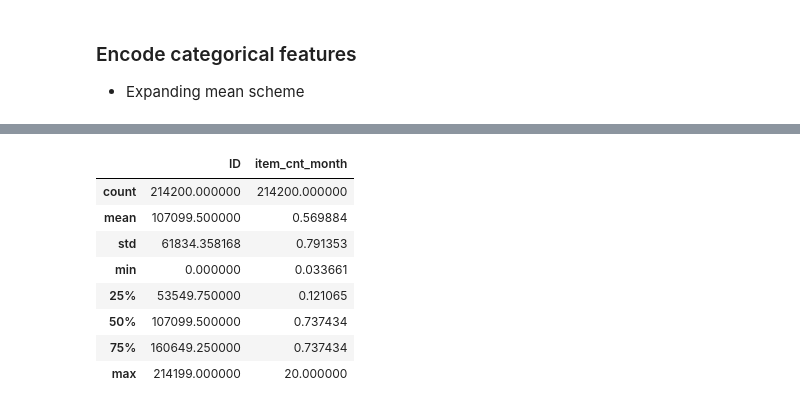
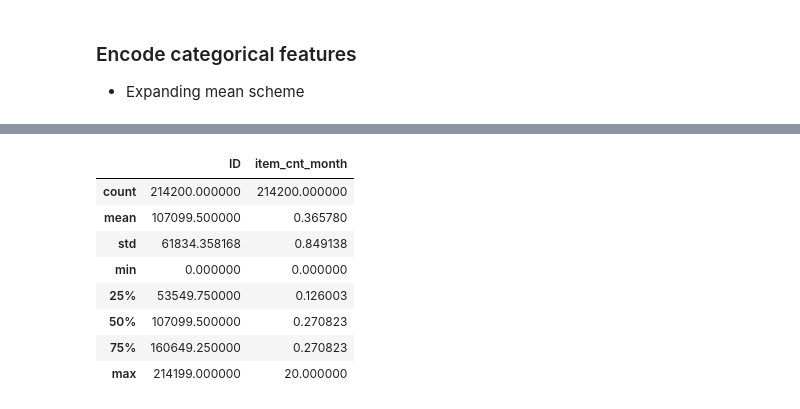
Before and after one commit to badbul/Coursera_competitive-data-science, a Jupyter notebook: Contest_1C/contest_1c.ipynb, the cells around one changed output, grey strips where cells are left out. Drawn from its saved outputs; the diff is of its cells as text; code cells hidden in the pictures.

```diff
--- a/Contest_1C/contest_1c.ipynb
+++ b/Contest_1C/contest_1c.ipynb
@@ -476,0 +580,18 @@ rmse:1.4558
+# %%
+alphas_to_try = np.linspace(0, 1, 1001)
+
+# YOUR CODE GOES HERE
+score = 1000.
+best_alpha = 0
+for a in tqdm.tqdm_notebook(alphas_to_try):
+    avg_pred = np.add(a*lgb_pred, (1-a)*sgd_pred)
+    score_temp = np.sqrt(mean_squared_error(y_valid,avg_pred))
+    if  score_temp < score:
+        best_alpha = a
+        score = score_temp
+
+#best_alpha = # YOUR CODE GOES HERE
+avg_pred = best_alpha*lgb_pred + (1-best_alpha)*sgd_pred
+avg_score = np.sqrt(mean_squared_error(y_valid,avg_pred))
+
+print('Best alpha: %f; Corresponding rmse score on train: %f' % (best_alpha, avg_score))
@@ -516,6 +639,9 @@ X_test.shape
+# %%
+sgd.fit(X, y)
+sgd_pred_tst = sgd.predict(X_test)
 # %%
 %%time
 lgbm = lgb.LGBMRegressor(**lgb_params)
 lgbm.fit(X, y)
-y_pred_tst = lgbm.predict(X_test)
+lgb_pred_tst = lgbm.predict(X_test)
 # %% [output]
@@ -524,16 +650,18 @@ Wall time: 32.5 s
+# %%
+avg_pred_tst = best_alpha*lgb_pred_tst + (1-best_alpha)*sgd_pred_tst
 # %%
 # Normalize prediction to [0-20]
-y_pred_tst = list(map(lambda x: min(20,max(x,0)), list(y_pred_tst)))
-sub_df = pd.DataFrame({'ID':test_df.ID,'item_cnt_month': y_pred_tst })
+avg_pred_tst = list(map(lambda x: min(20,max(x,0)), list(avg_pred_tst)))
+sub_df = pd.DataFrame({'ID':test_df.ID,'item_cnt_month': avg_pred_tst })
 sub_df.describe()
 # %% [output]
 |  | ID | item_cnt_month |
 | count | 214200.000000 | 214200.000000 |
-| mean | 107099.500000 | 0.569884 |
-| std | 61834.358168 | 0.791353 |
-| min | 0.000000 | 0.033661 |
-| 25% | 53549.750000 | 0.121065 |
-| 50% | 107099.500000 | 0.737434 |
-| 75% | 160649.250000 | 0.737434 |
+| mean | 107099.500000 | 0.365780 |
+| std | 61834.358168 | 0.849138 |
+| min | 0.000000 | 0.000000 |
+| 25% | 53549.750000 | 0.126003 |
+| 50% | 107099.500000 | 0.270823 |
+| 75% | 160649.250000 | 0.270823 |
 | max | 214199.000000 | 20.000000 |
 # %%
```
Also changed, not shown: parts of 51 cells of this notebook.
